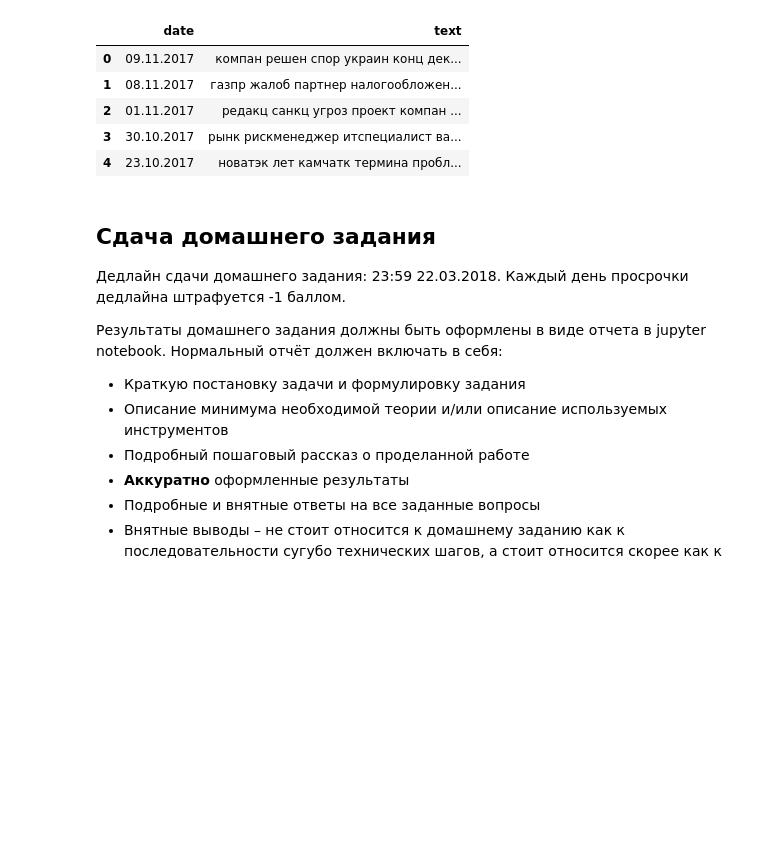
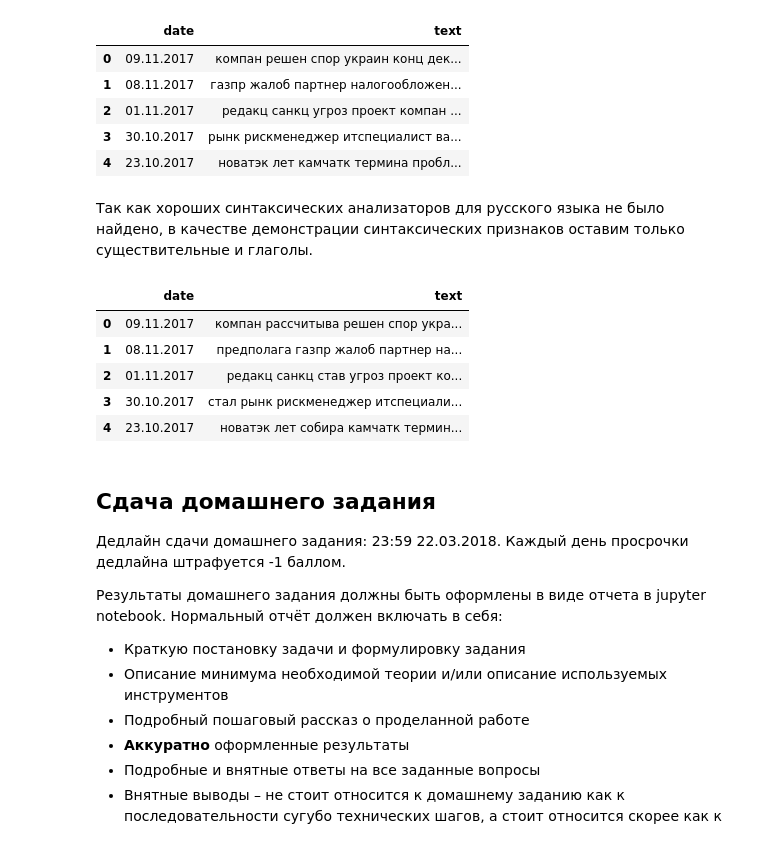
Before and after one commit to Sinopsys/group-hw-ida-2018, a Jupyter notebook: hw_2_prices/HW2-Kupriyanov-Rakhmatullin-Danilin.ipynb, the cells around one changed output. Cells and saved outputs as stored; diff of their text form; code cells hidden in the pictures; blank space fills up the shorter version.

Commit message:
Added syntactic df to the 3 task

```diff
--- a/hw_2_prices/HW2-Kupriyanov-Rakhmatullin-Danilin.ipynb
+++ b/hw_2_prices/HW2-Kupriyanov-Rakhmatullin-Danilin.ipynb
@@ -498,7 +491,12 @@ morph = pymorphy2.MorphAnalyzer()
 # %%
-def only_nouns(text):
+def filter_text(text, filter):
     nopunc = [char for char in text if char not in string.punctuation]
     nopunc = ''.join(nopunc).lower()
     words = CountVectorizer().build_tokenizer()(nopunc)
-    nouns = [word for word in words if morph.parse(word)[0].tag.POS == 'NOUN']
+    nouns = [word for word in words if filter(word)]
     return ' '.join(nouns)
+
+def only_nouns(text):
+    def is_noun(word):
+        return morph.parse(word)[0].tag.POS == 'NOUN'
+    return filter_text(text, is_noun)
@@ -513,6 +513,24 @@ df_nouns.head()
 | 2 | 01.11.2017 | редакц санкц угроз проект компан ... |
 | 3 | 30.10.2017 | рынк рискменеджер итспециалист ва... |
 | 4 | 23.10.2017 | новатэк лет камчатк термина пробл... |
+# %% [markdown]
+Так как хороших синтаксических анализаторов для русского языка не было найдено, в качестве демонстрации синтаксических признаков оставим только существительные и глаголы.
+# %%
+def syntactic(text):
+    def is_syntactic(word):
+        return morph.parse(word)[0].tag.POS in ['NOUN', 'VERB']
+    return filter_text(text, is_syntactic)
+# %%
+df_synt = df_orig.copy()
+df_synt.text = df_synt.text.apply(syntactic).apply(text_process)
+df_synt.head()
+# %% [output]
+|  | date | text |
+| 0 | 09.11.2017 | компан рассчитыва решен спор укра... |
+| 1 | 08.11.2017 | предполага газпр жалоб партнер на... |
+| 2 | 01.11.2017 | редакц санкц став угроз проект ко... |
+| 3 | 30.10.2017 | стал рынк рискменеджер итспециали... |
+| 4 | 23.10.2017 | новатэк лет собира камчатк термин... |
 # %% [markdown]
 ## Сдача домашнего задания
 
```
Also changed, not shown: parts of 3 cells of this notebook.
